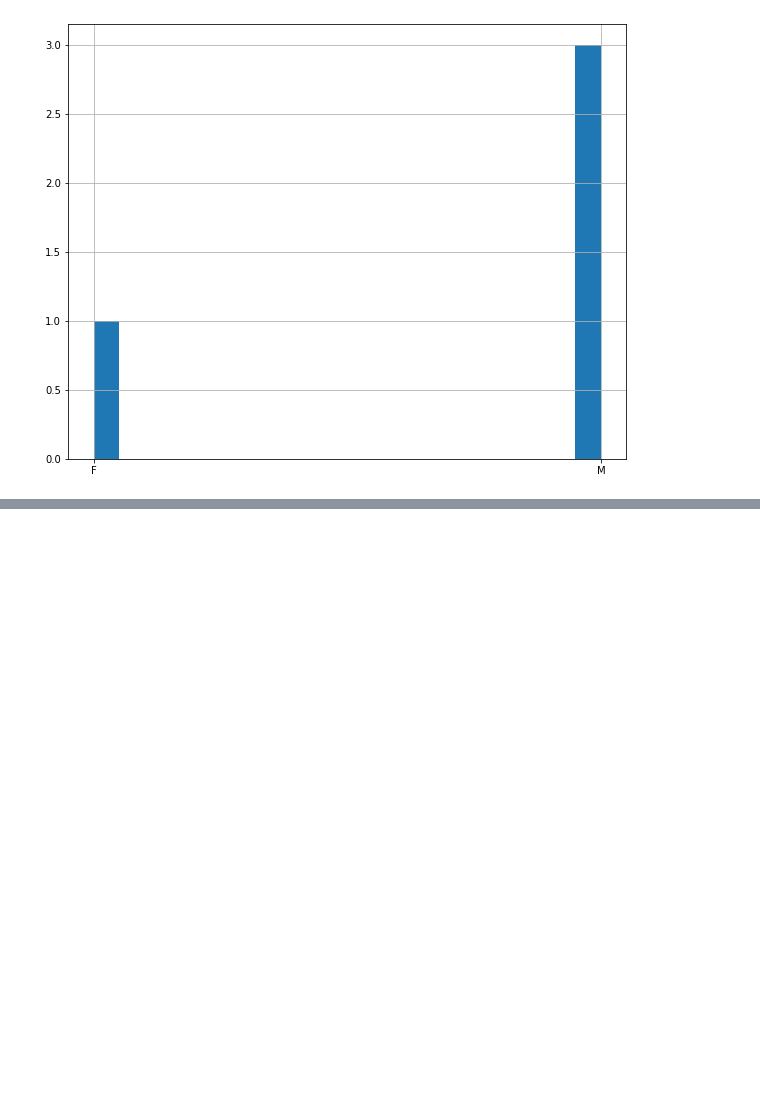
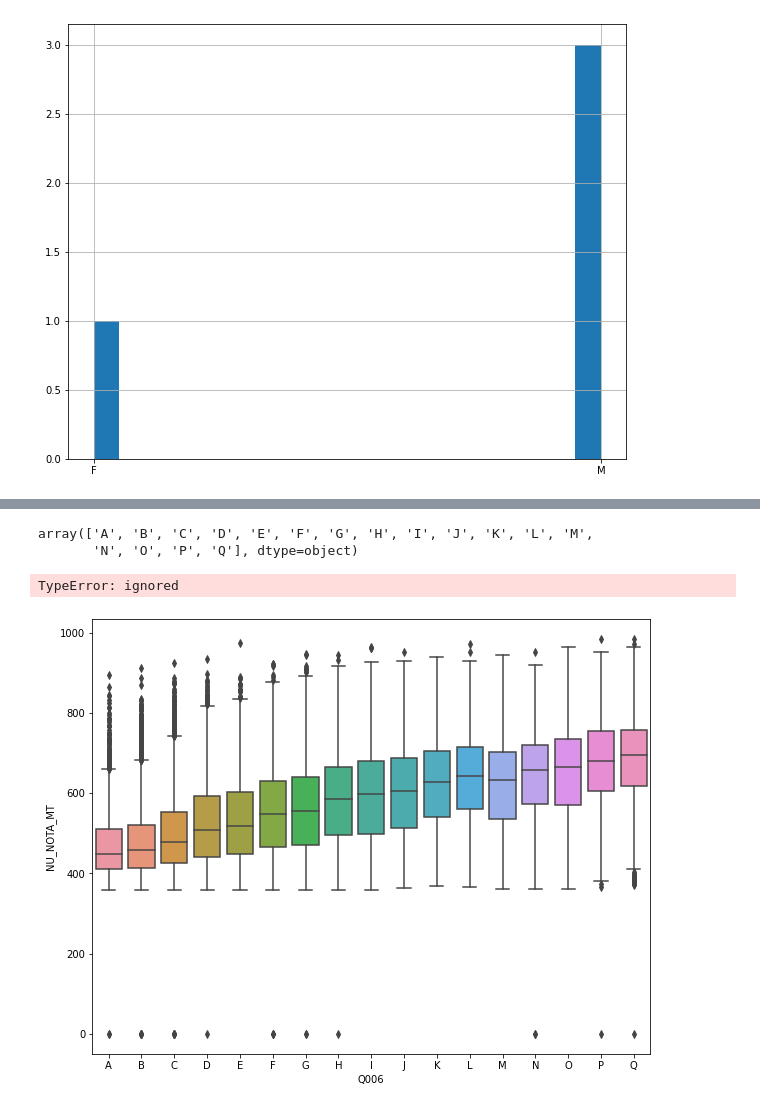
Before and after one commit to anderlaneoliveira/imersaodados_2ed_aulasedesafios, a Jupyter notebook: ImersaoDados2020_Aulas&Desafios.ipynb, the cells around one changed output, grey strips where cells are left out. Cells and saved outputs as stored; diff of their text form; code cells hidden in the pictures; blank space fills up the shorter version.

```diff
--- a/ImersaoDados2020_Aulas&Desafios.ipynb
+++ b/ImersaoDados2020_Aulas&Desafios.ipynb
@@ -401,0 +478,15 @@ dados.query("NU_IDADE == 13")["TP_SEXO"].hist(bins = 20, figsize = (10,8))
+# %%
+renda_ordenada = dados["Q006"].unique()
+renda_ordenada.sort()
+
+renda_ordenada
+# %% [output]
+array(['A', 'B', 'C', 'D', 'E', 'F', 'G', 'H', 'I', 'J', 'K', 'L', 'M',
+       'N', 'O', 'P', 'Q'], dtype=object)
+# %%
+plt.figure(figsize=(10,8))
+sns.boxplot(x="Q006", y="NU_NOTA_MT", data = dados, order = renda_ordenada)
+plt.title("Boxplot das notas de matemática pela renda")
+# %% [output]
+TypeError: ignored
+[figure, added]
```
Also changed, not shown: parts of 10 cells of this notebook.
